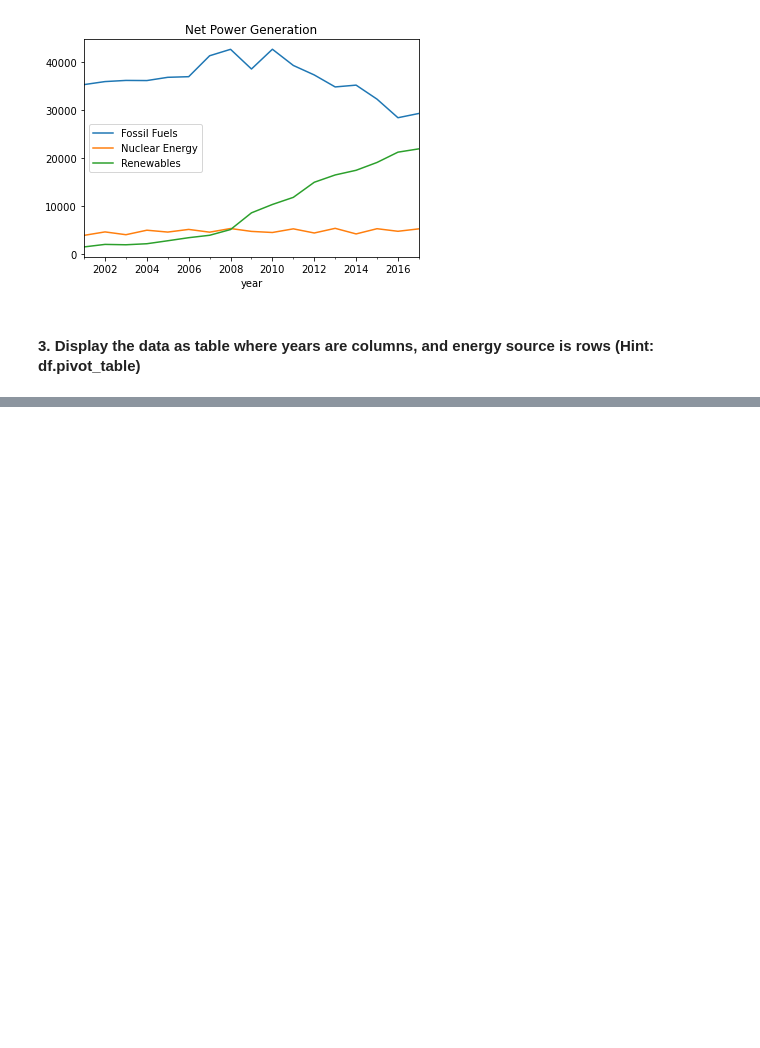
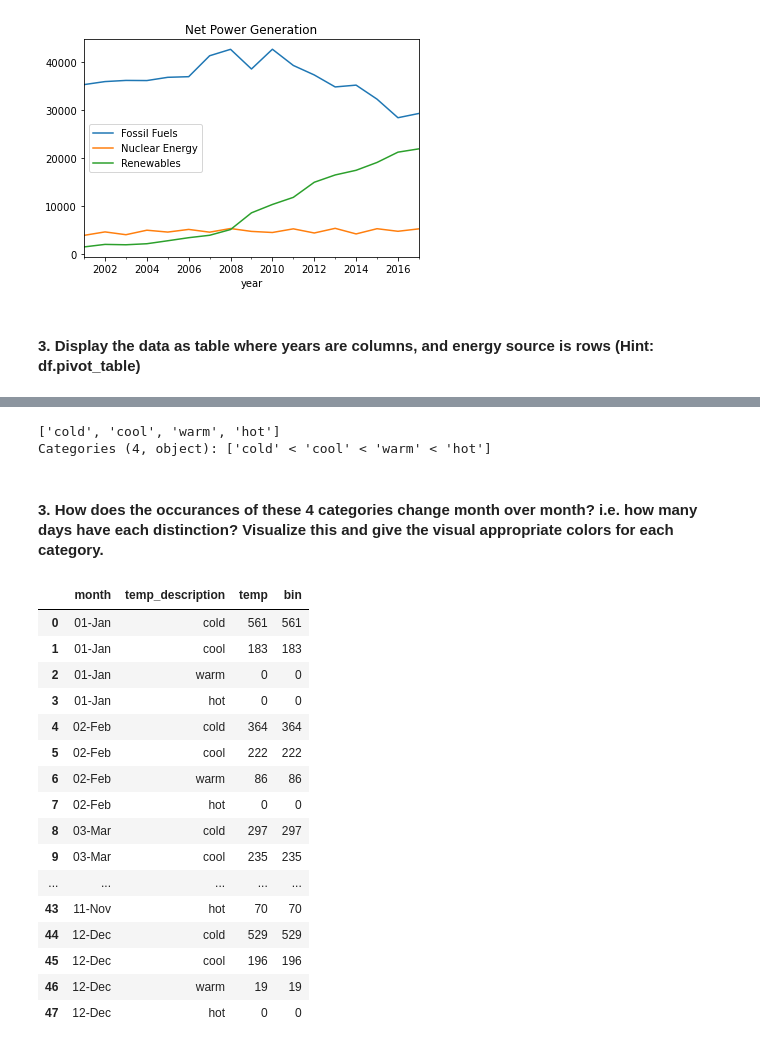
Before and after one commit to bensmith07/time-series-exercises, a Jupyter notebook: working_with_time_series.ipynb, the cells around one changed output, grey strips where cells are left out. Saved outputs shown, nothing was run; the diff lists cells and outputs as text; code cells hidden in the pictures; blank space fills up the shorter version.

```diff
--- a/Untitled.ipynb
+++ b/working_with_time_series.ipynb
@@ -249,0 +287,43 @@ new_df = fossil_fuels.merge(nuclear_energy, on='year').merge(renewables, on='yea
+# %%
+df = data.sf_temps()
+df.index = df.date
+df = df.drop(columns='date')
+# %%
+df['bin'] = pd.qcut(df.temp, 4)
+# %%
+categories = ['cold', 'cool', 'warm', 'hot']
+df['temp_description'] = df.bin.map({df.bin.unique()[0]: categories[0],
+                                     df.bin.unique()[1]: categories[1],
+                                     df.bin.unique()[2]: categories[2],
+                                     df.bin.unique()[3]: categories[3]})
+# %%
+df['month'] = df.index.strftime('%m-%b')
+# %%
+df.temp_description.unique()
+# %% [output]
+['cold', 'cool', 'warm', 'hot']
+Categories (4, object): ['cold' < 'cool' < 'warm' < 'hot']
+# %% [markdown]
+#### 3. How does the occurances of these 4 categories change month over month? i.e. how many days have each distinction? Visualize this and give the visual appropriate colors for each category.
+# %%
+df2 = df.groupby(by=['month', 'temp_description']).count()
+df2 = df2.reset_index()
+df2
+# %% [output]
+|  | month | temp_description | temp | bin |
+| 0 | 01-Jan | cold | 561 | 561 |
+| 1 | 01-Jan | cool | 183 | 183 |
+| 2 | 01-Jan | warm | 0 | 0 |
+| 3 | 01-Jan | hot | 0 | 0 |
+| 4 | 02-Feb | cold | 364 | 364 |
+| 5 | 02-Feb | cool | 222 | 222 |
+| 6 | 02-Feb | warm | 86 | 86 |
+| 7 | 02-Feb | hot | 0 | 0 |
+| 8 | 03-Mar | cold | 297 | 297 |
+| 9 | 03-Mar | cool | 235 | 235 |
+| ... | ... | ... | ... | ... |
+| 43 | 11-Nov | hot | 70 | 70 |
+| 44 | 12-Dec | cold | 529 | 529 |
+| 45 | 12-Dec | cool | 196 | 196 |
+| 46 | 12-Dec | warm | 19 | 19 |
+| 47 | 12-Dec | hot | 0 | 0 |
```
Also changed, not shown: parts of 17 cells of this notebook.
